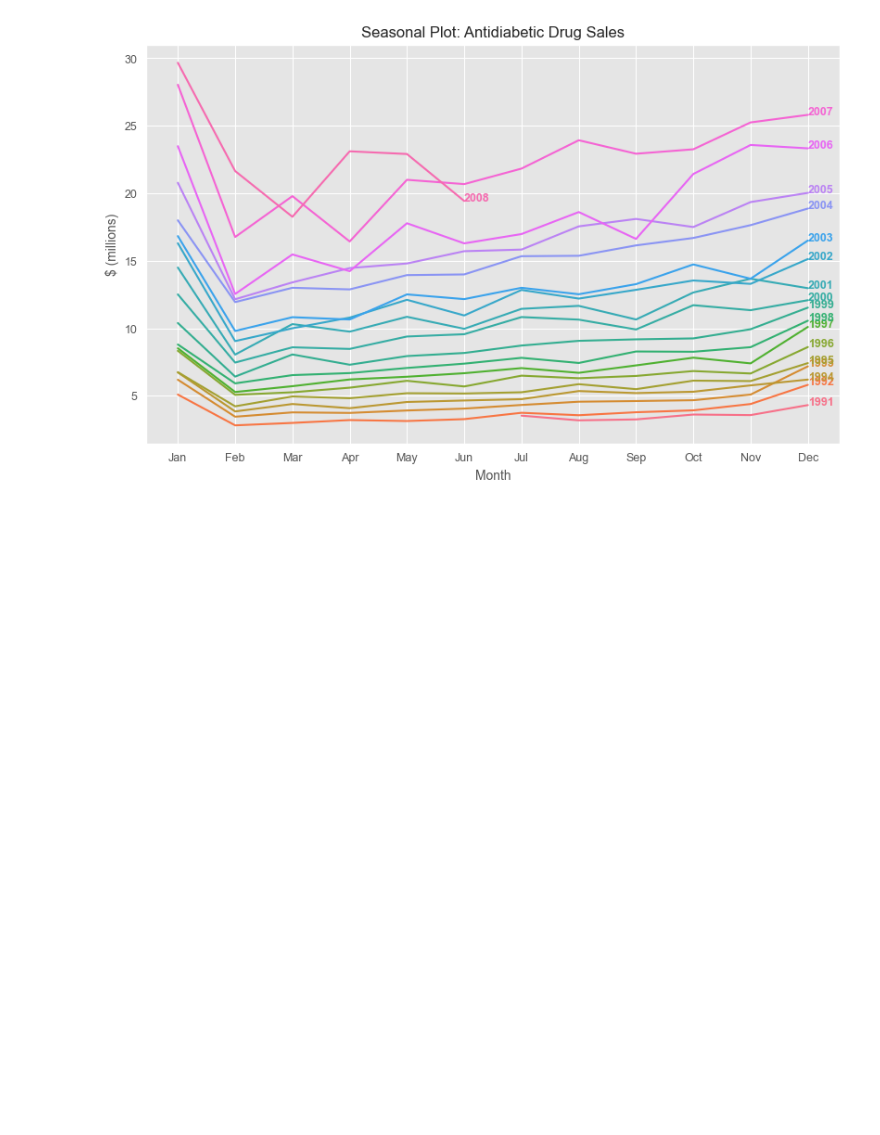
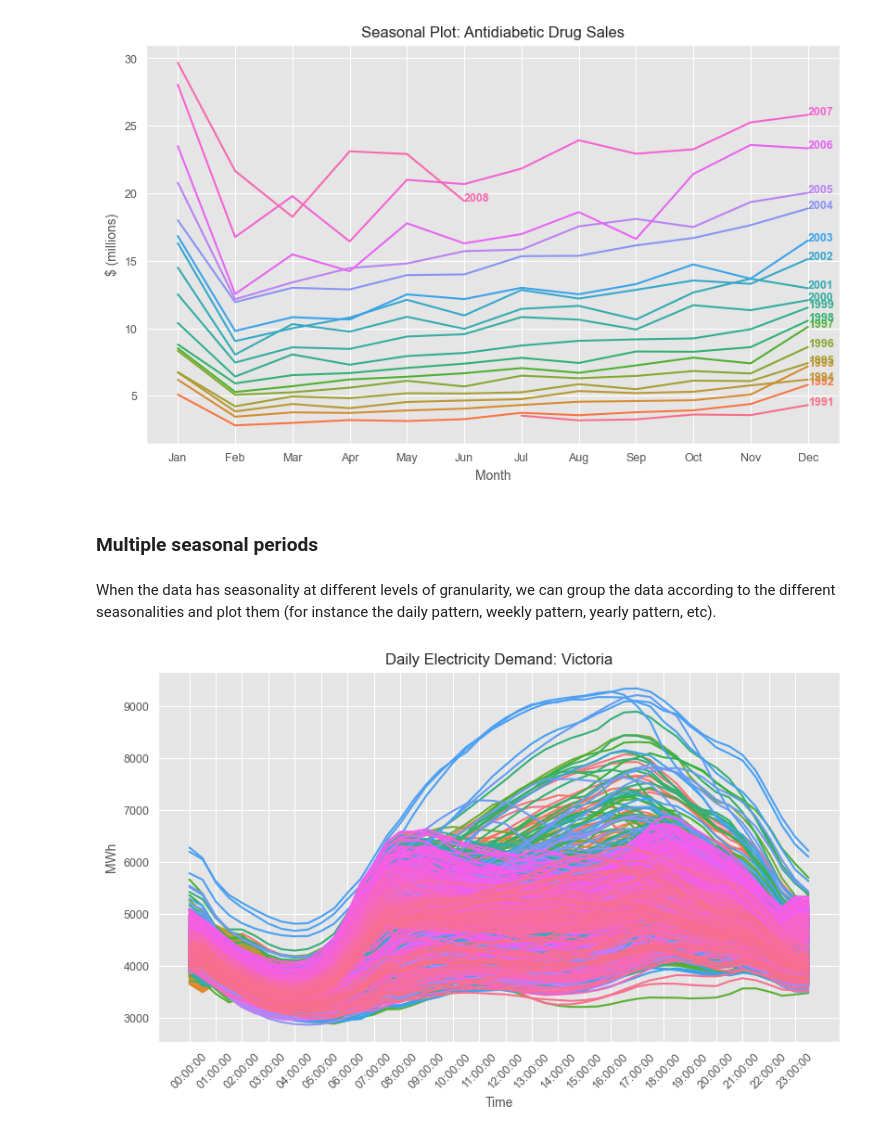
Before and after one commit to darmendariz/fpp, a Jupyter notebook: 02_time_series_graphics.ipynb, the cells around one changed output. Saved outputs shown, nothing was run; the diff lists cells and outputs as text; code cells hidden in the pictures; blank space fills up the shorter version.

```diff
--- a/02_time_series_graphics.ipynb
+++ b/02_time_series_graphics.ipynb
@@ -306,3 +306,31 @@ for year, subset in total_cost_df.groupby("Year"):
 fig.show()
 # %% [output]
 [figure]
+# %% [markdown]
+### Multiple seasonal periods
+# %% [markdown]
+When the data has seasonality at different levels of granularity, we can group the data according to the different seasonalities and plot them (for instance the daily pattern, weekly pattern, yearly pattern, etc).
+# %%
+vic_elec_df = pd.read_csv("./data/vic_elec.csv")               # electricity demand data for Victoria, Australia
+vic_elec_df["ds"] = pd.to_datetime(vic_elec_df["ds"])          # convert 'ds' col to datetime
+vic_elec_demand = vic_elec_df[vic_elec_df["unique_id"] == "Demand"].copy() # extract rows corresponding to electricity demand only
+vic_elec_demand["hour-minute"] = \
+  vic_elec_demand["ds"].dt.strftime("%H:%M:%S")             # extract hour and minute from 'ds' column for plotting
+vic_elec_demand["day"] = vic_elec_demand["ds"].dt.date      # extract day from 'ds' column for plotting
+
+fig, ax = plt.subplots()
+sns.lineplot(data=vic_elec_demand,
+    x="hour-minute", y="y",
+    hue="day", palette="husl",
+    legend=False, ax=ax,
+)
+unique_ticks = vic_elec_demand["hour-minute"].unique()
+ticks_to_plot = unique_ticks[::2]
+ax.set_xticks(ticks=range(0, len(unique_ticks), 2), labels=ticks_to_plot,
+    rotation=45)
+ax.set_title("Daily Electricity Demand: Victoria")
+ax.set_xlabel("Time")
+ax.set_ylabel("MWh")
+fig.show()
+# %% [output]
+[figure, added]
```
Also changed, not shown: parts of 56 cells of this notebook.
